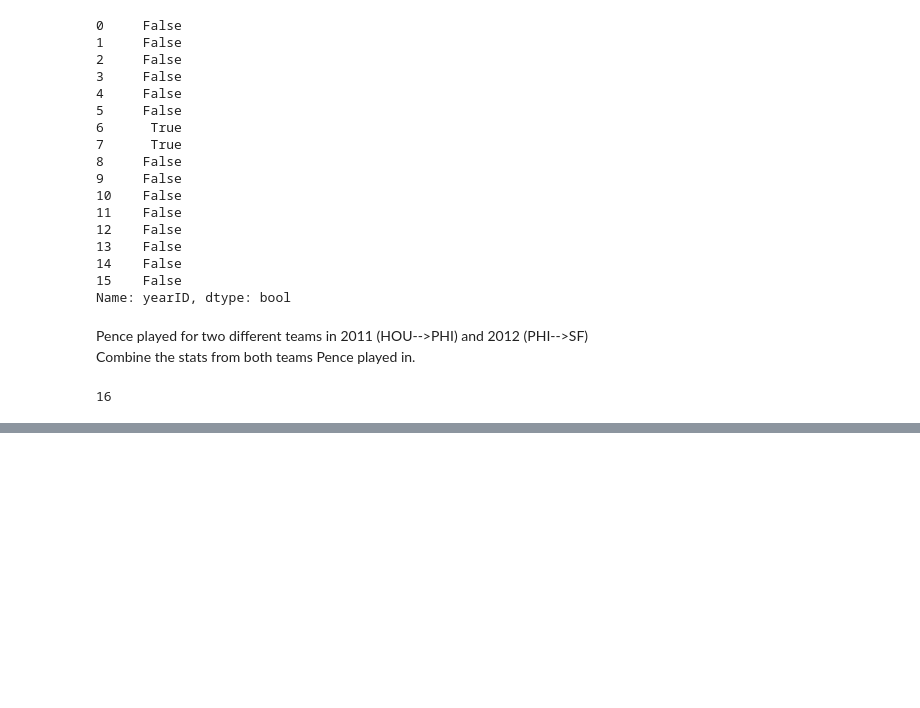
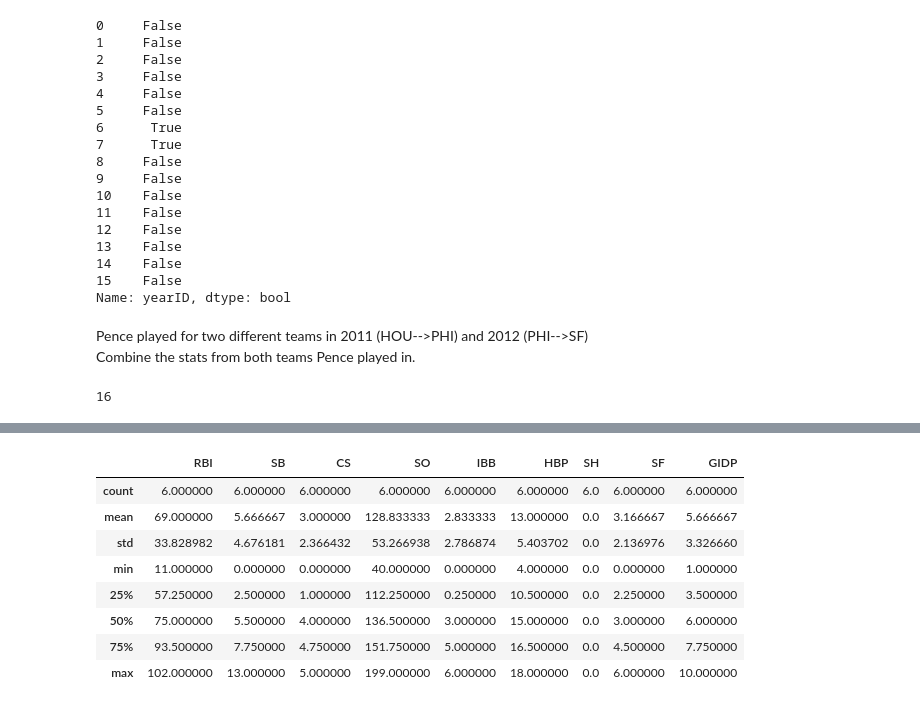
Before and after one commit to matthewjchin/baseballstats, a Jupyter notebook: Slug_Datavis.ipynb, the cells around one changed output, grey strips where cells are left out. Cells and saved outputs as stored; diff of their text form; code cells hidden in the pictures; blank space fills up the shorter version.

```diff
--- a/Slug_Datavis.ipynb
+++ b/Slug_Datavis.ipynb
@@ -213,0 +238,12 @@ count = 0
+# %%
+kb_stats.describe()
+# %% [output]
+|  | RBI | SB | CS | SO | IBB | HBP | SH | SF | GIDP |
+| count | 6.000000 | 6.000000 | 6.000000 | 6.000000 | 6.000000 | 6.000000 | 6.0 | 6.000000 | 6.000000 |
+| mean | 69.000000 | 5.666667 | 3.000000 | 128.833333 | 2.833333 | 13.000000 | 0.0 | 3.166667 | 5.666667 |
+| std | 33.828982 | 4.676181 | 2.366432 | 53.266938 | 2.786874 | 5.403702 | 0.0 | 2.136976 | 3.326660 |
+| min | 11.000000 | 0.000000 | 0.000000 | 40.000000 | 0.000000 | 4.000000 | 0.0 | 0.000000 | 1.000000 |
+| 25% | 57.250000 | 2.500000 | 1.000000 | 112.250000 | 0.250000 | 10.500000 | 0.0 | 2.250000 | 3.500000 |
+| 50% | 75.000000 | 5.500000 | 4.000000 | 136.500000 | 3.000000 | 15.000000 | 0.0 | 3.000000 | 6.000000 |
+| 75% | 93.500000 | 7.750000 | 4.750000 | 151.750000 | 5.000000 | 16.500000 | 0.0 | 4.500000 | 7.750000 |
+| max | 102.000000 | 13.000000 | 5.000000 | 199.000000 | 6.000000 | 18.000000 | 0.0 | 6.000000 | 10.000000 |
```
Also changed, not shown: parts of 6 cells of this notebook.
